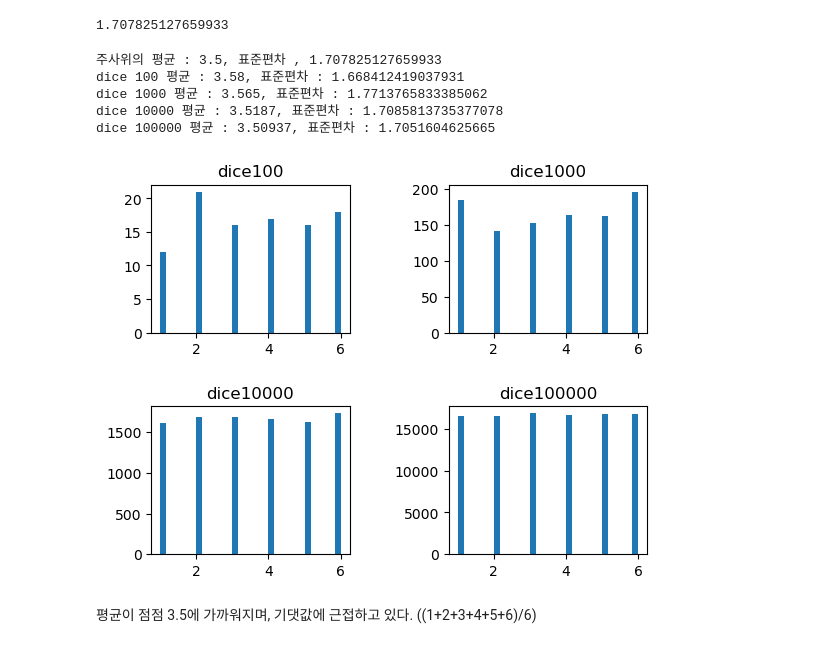
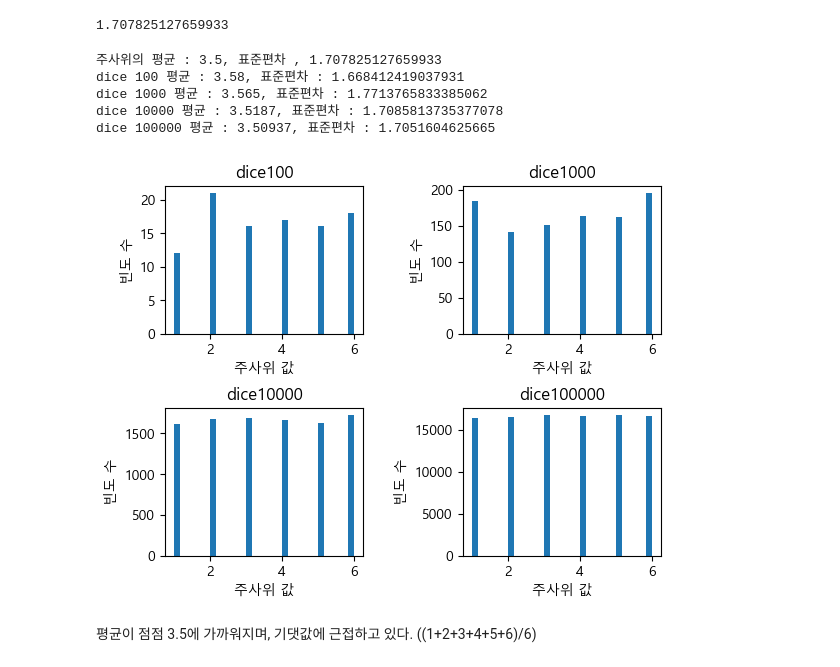
Before and after one commit to Spstars/HW6_your_initial, a Jupyter notebook: q2/q2.ipynb, the cells around one changed output. Cells and saved outputs as stored; diff of their text form; code cells hidden in the pictures.

```diff
--- a/q2/q2.ipynb
+++ b/q2/q2.ipynb
@@ -61,6 +61,9 @@ def main():
     dice100000=sorted([int(stackDice[i][3])  for i in range(100000) ])
 
     fig=plt.figure()
+
+    plt.rc("font",family="Malgun Gothic")
+    plt.rcParams['axes.unicode_minus']=False
     ax1=fig.add_subplot(2,2,1)
     ax2=fig.add_subplot(2,2,2)
     ax3=fig.add_subplot(2,2,3)
@@ -70,33 +73,41 @@ def main():
 
     dice16=[1,2,3,4,5,6]
     print("주사위의 평균 : {}, 표준편차 , {}".format(numpy.mean(dice16),numpy.std(dice16)))
 
     ax1.hist(dice100,bins=30)
     print("dice 100 평균 : {}, 표준편차 : {}".format(numpy.mean(dice100),numpy.std(dice100)))
     ax1.set_title("dice100")
+    ax1.set_xlabel("주사위 값")
+    ax1.set_ylabel("빈도 수")
 
     ax2.hist(dice1000,bins=30)
     print("dice 1000 평균 : {}, 표준편차 : {}".format(numpy.mean(dice1000),numpy.std(dice1000)))
     ax2.set_title("dice1000")
+    ax2.set_xlabel("주사위 값")
+    ax2.set_ylabel("빈도 수")
 
     ax3.hist(dice10000,bins=30)
     print("dice 10000 평균 : {}, 표준편차 : {}".format(numpy.mean(dice10000),numpy.std(dice10000)))
     ax3.set_title("dice10000")
+    ax3.set_xlabel("주사위 값")
+    ax3.set_ylabel("빈도 수")
 
     ax4.hist(dice100000,bins=30)
     print("dice 100000 평균 : {}, 표준편차 : {}".format(numpy.mean(dice100000),numpy.std(dice100000)))
     ax4.set_title("dice100000")
+    ax4.set_xlabel("주사위 값")
+    ax4.set_ylabel("빈도 수")
     plt.show()
 
 if __name__ == "__main__":
     #csv 파일 저장까지
     main()
 # %% [output]
 주사위의 평균 : 3.5, 표준편차 , 1.707825127659933
 dice 100 평균 : 3.58, 표준편차 : 1.668412419037931
 dice 1000 평균 : 3.565, 표준편차 : 1.7713765833385062
 dice 10000 평균 : 3.5187, 표준편차 : 1.7085813735377078
 dice 100000 평균 : 3.50937, 표준편차 : 1.7051604625665
-[figure, old version]
+[figure, new version]
 # %% [markdown]
 평균이 점점 3.5에 가까워지며, 기댓값에 근접하고 있다. ((1+2+3+4+5+6)/6)
```
Also changed, not shown: 4 other files.
